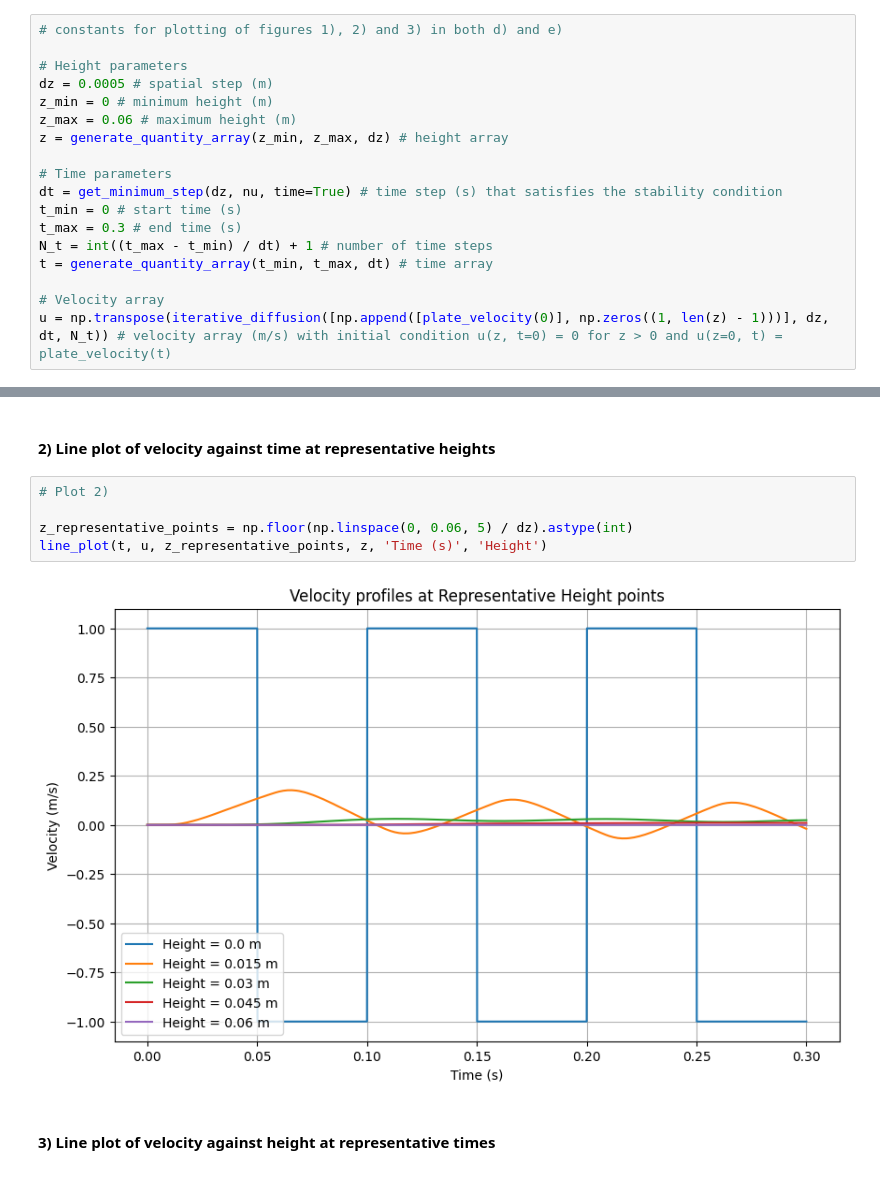
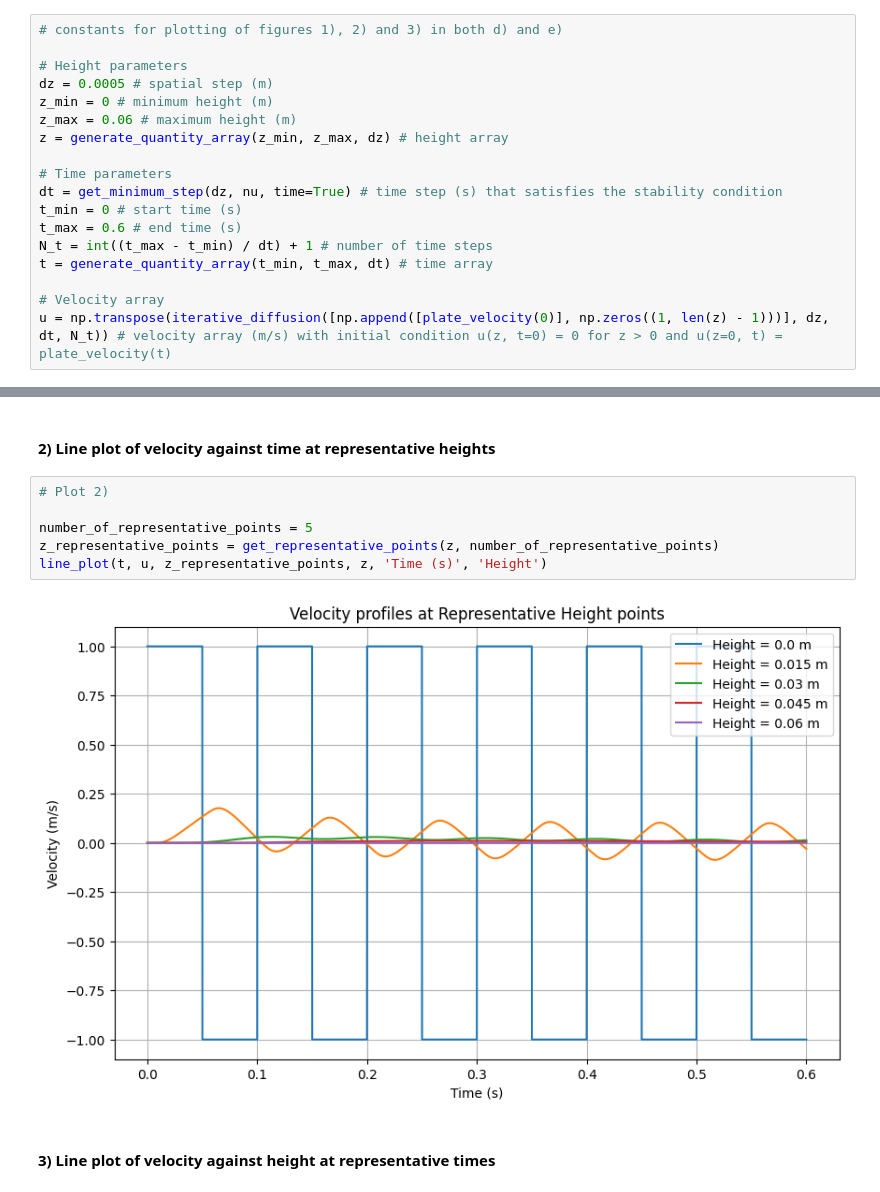
Before and after one commit to HiperLoop/Fluid-dynamics, a Jupyter notebook: Project 2/src/Project2_Group8_computationalpart.ipynb, the cells around one changed output, grey strips where cells are left out. Saved outputs shown, nothing was run; the diff lists cells and outputs as text.

```diff
--- a/Project 2/src/Project2_Group8_computationalpart.ipynb
+++ b/Project 2/src/Project2_Group8_computationalpart.ipynb
@@ -129,7 +129,7 @@ z = generate_quantity_array(z_min, z_max, dz) # height array
 # Time parameters
 dt = get_minimum_step(dz, nu, time=True) # time step (s) that satisfies the stability condition
 t_min = 0 # start time (s)
-t_max = 0.3 # end time (s)
+t_max = 0.6 # end time (s)
 N_t = int((t_max - t_min) / dt) + 1 # number of time steps
 t = generate_quantity_array(t_min, t_max, dt) # time array
 
@@ -200,10 +202,11 @@ contour_plot(z, t, u)
 # %%
 # Plot 2)
 
-z_representative_points = np.floor(np.linspace(0, 0.06, 5) / dz).astype(int)
+number_of_representative_points = 5
+z_representative_points = get_representative_points(z, number_of_representative_points)
 line_plot(t, u, z_representative_points, z, 'Time (s)', 'Height')
 # %% [output]
-[figure, old version]
+[figure, new version]
 # %% [markdown]
 #### 3) Line plot of velocity against height at representative times
 # %%
```
Also changed, not shown: parts of 5 cells of this notebook, 1 other file.
